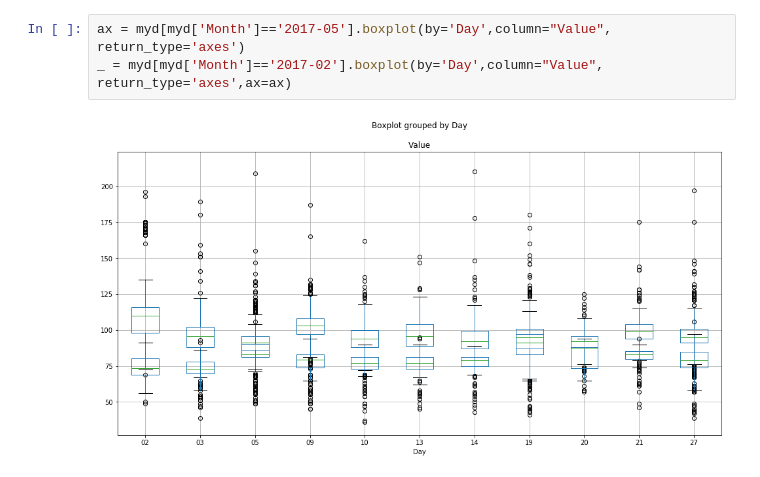
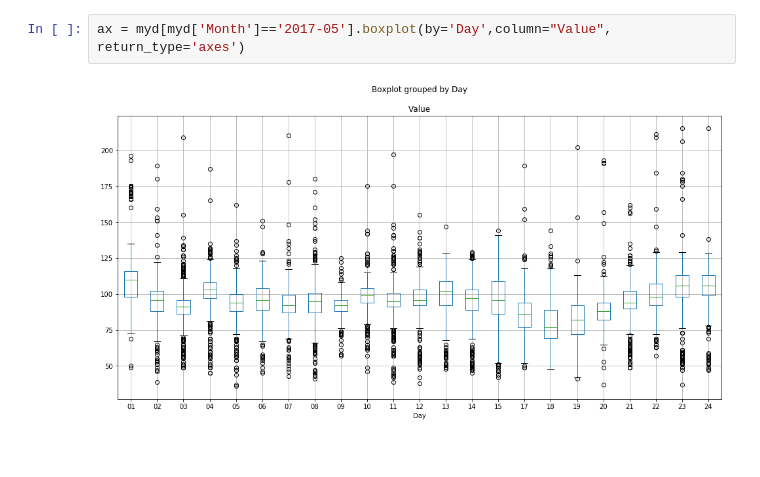
Before and after one commit to scoyote/AppleHealthAnalyze, a Jupyter notebook: ImportAppleHealthXML.ipynb, the cells around one changed output. Saved outputs shown, nothing was run; the diff lists cells and outputs as text.

```diff
--- a/ImportAppleHealthXML.ipynb
+++ b/ImportAppleHealthXML.ipynb
@@ -32,5 +83,4 @@ dtype: object
 # %%
 ax = myd[myd['Month']=='2017-05'].boxplot(by='Day',column="Value", return_type='axes')
-_ = myd[myd['Month']=='2017-02'].boxplot(by='Day',column="Value", return_type='axes',ax=ax)
 # %% [output]
-[figure, old version]
+[figure, new version]
```
Also changed, not shown: parts of 10 cells of this notebook.
